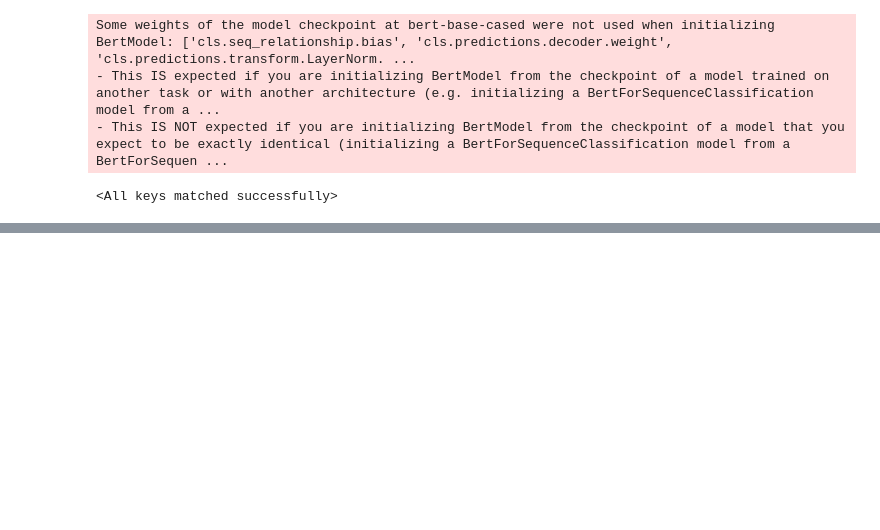
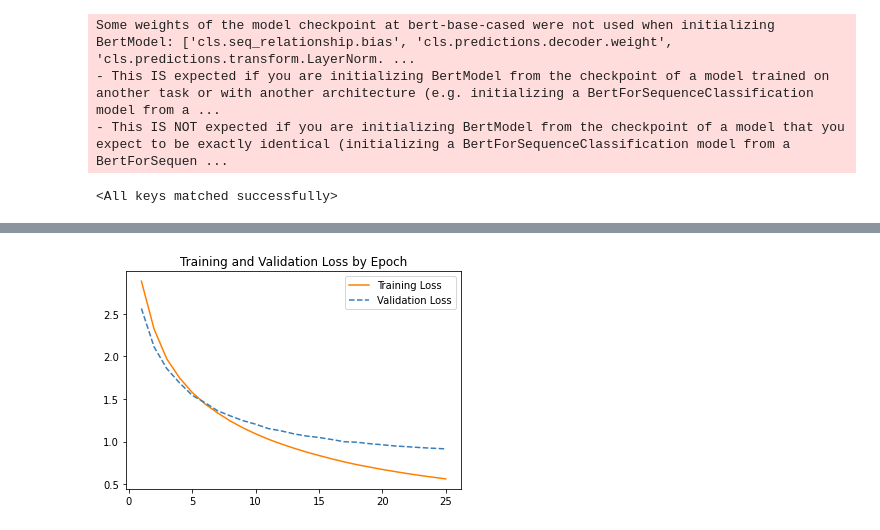
Before and after one commit to gknappattack/ALA2022Bookshelf, a Jupyter notebook: BookClassification/BERTClassification.ipynb, the cells around one changed output, grey strips where cells are left out. Cells and saved outputs as stored; diff of their text form; code cells hidden in the pictures; blank space fills up the shorter version.

```diff
--- a/BookClassification/BERTClassification.ipynb
+++ b/BookClassification/BERTClassification.ipynb
@@ -265,0 +290,12 @@ Some weights of the model checkpoint at bert-base-cased were not used when initi
+# %%
+import matplotlib.pyplot as plt
+
+
+plt.plot(epochs, train_loss,'-', color='#ff7f00', label="Training Loss")
+plt.plot(epochs, val_loss, '--', color='#377eb8',  label="Validation Loss")
+plt.title("Training and Validation Loss by Epoch")
+plt.legend()
+plt.savefig('Images/loss.png')
+plt.show()
+# %% [output]
+[figure, added]
```
Also changed, not shown: parts of 4 cells of this notebook, 27 other files.
